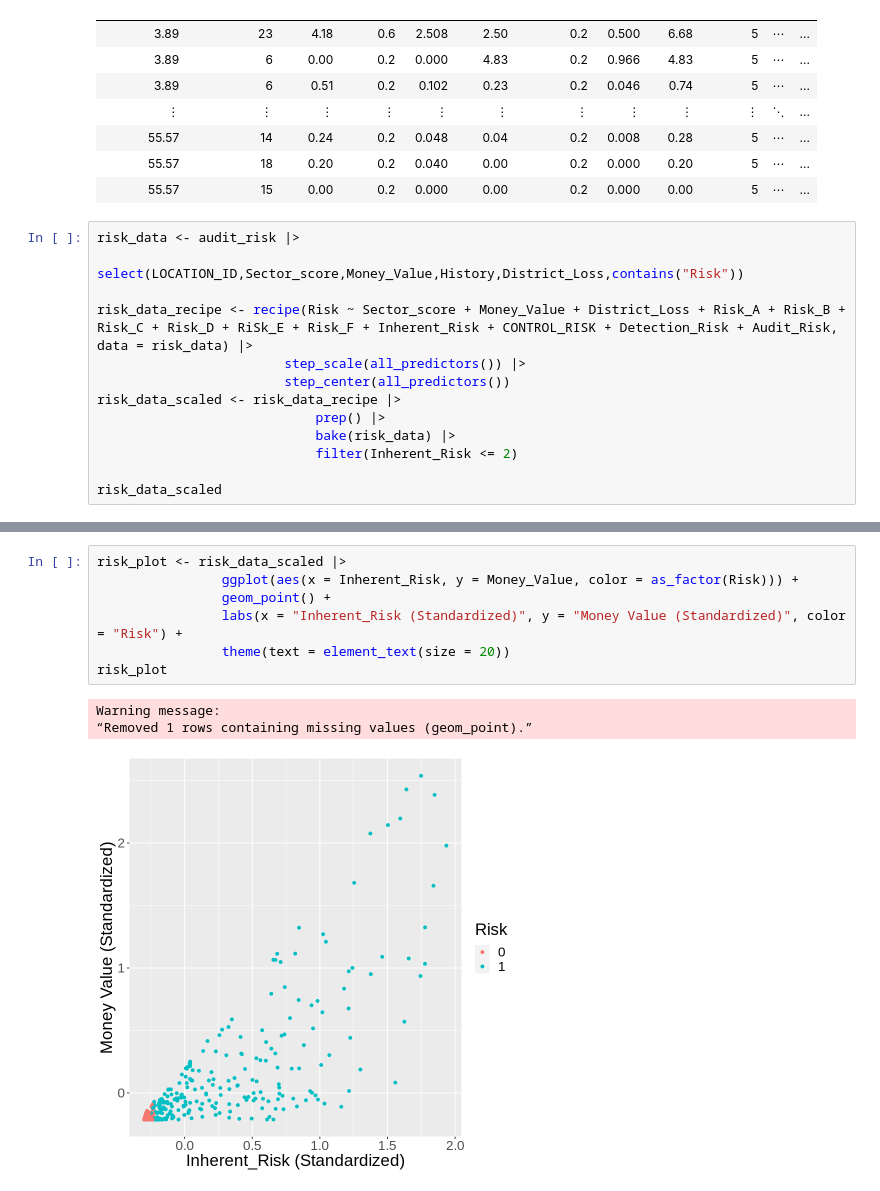
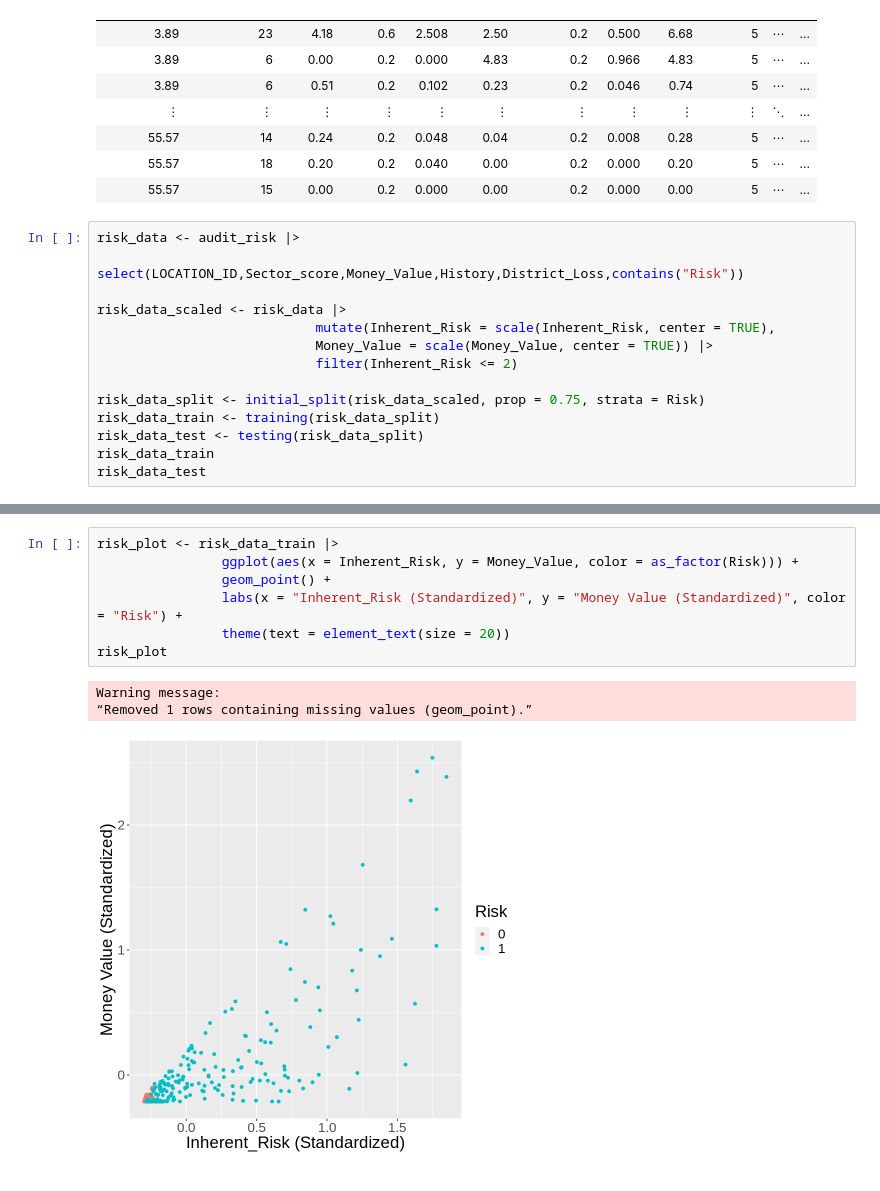
Before and after one commit to Leoliuubc/dsci-100-project-group43, a Jupyter notebook: group_proposal.ipynb, the cells around one changed output, grey strips where cells are left out. Cells and saved outputs as stored; diff of their text form.

Commit message:
training data

```diff
--- a/group_proposal.ipynb
+++ b/group_proposal.ipynb
@@ -56,13 +56,14 @@ A spec_tbl_df: 776 × 27
 risk_data <- audit_risk |>
                 select(LOCATION_ID,Sector_score,Money_Value,History,District_Loss,contains("Risk"))
 
-risk_data_recipe <- recipe(Risk ~ Sector_score + Money_Value + District_Loss + Risk_A + Risk_B + Risk_C + Risk_D + RiSk_E + Risk_F + Inherent_Risk + CONTROL_RISK + Detection_Risk + Audit_Risk, data = risk_data) |>
-                        step_scale(all_predictors()) |>
-                        step_center(all_predictors())
-risk_data_scaled <- risk_data_recipe |>
-                            prep() |>
-                            bake(risk_data) |>
+risk_data_scaled <- risk_data |>
+                            mutate(Inherent_Risk = scale(Inherent_Risk, center = TRUE),
+                            Money_Value = scale(Money_Value, center = TRUE)) |>
                             filter(Inherent_Risk <= 2)
 
-risk_data_scaled
+risk_data_split <- initial_split(risk_data_scaled, prop = 0.75, strata = Risk)
+risk_data_train <- training(risk_data_split)
+risk_data_test <- testing(risk_data_split)
+risk_data_train
+risk_data_test
 # %% [output]
@@ -81,11 +90,11 @@ A tibble: 766 × 14
 # %%
-risk_plot <- risk_data_scaled |>
+risk_plot <- risk_data_train |>
                 ggplot(aes(x = Inherent_Risk, y = Money_Value, color = as_factor(Risk))) +
                 geom_point() +
                 labs(x = "Inherent_Risk (Standardized)", y = "Money Value (Standardized)", color = "Risk") +
                 theme(text = element_text(size = 20))
 risk_plot
 # %% [output]
 Warning message:
 “Removed 1 rows containing missing values (geom_point).”
-[figure, old version]
+[figure, new version]
```
Also changed, not shown: parts of 2 cells of this notebook.
